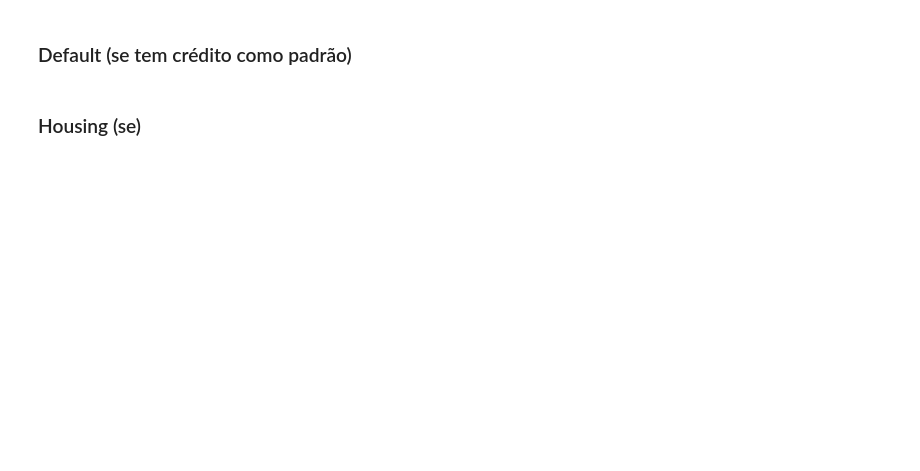
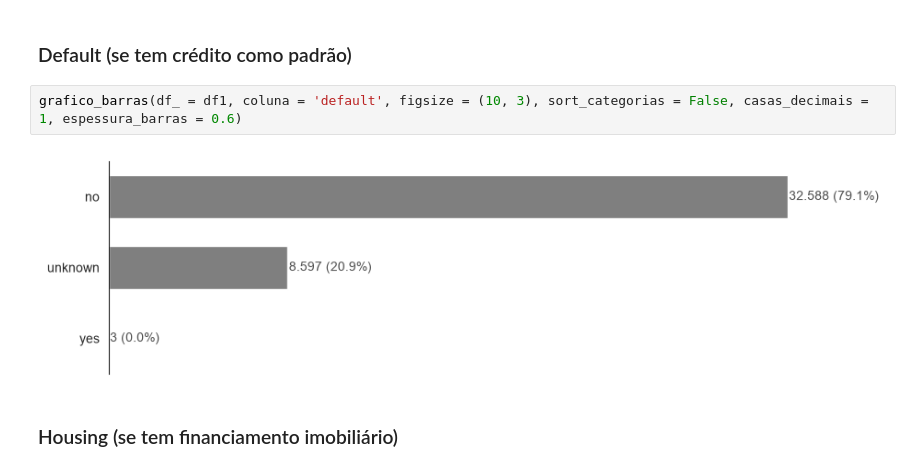
Before and after one commit to leticiafaria7/financial-ml-decisioning, a Jupyter notebook: eda.ipynb, the cells around one changed output. Cells and saved outputs as stored; diff of their text form; blank space fills up the shorter version.

```diff
--- a/eda.ipynb
+++ b/eda.ipynb
@@ -117,4 +119,8 @@ df1.head()
 # %% [markdown]
 ### Default (se tem crédito como padrão)
+# %%
+grafico_barras(df_ = df1, coluna = 'default', figsize = (10, 3), sort_categorias = False, casas_decimais = 1, espessura_barras = 0.6)
+# %% [output]
+[figure, added]
 # %% [markdown]
-### Housing (se)
+### Housing (se tem financiamento imobiliário)
```
Also changed, not shown: parts of 68 cells of this notebook, 1 other file.
